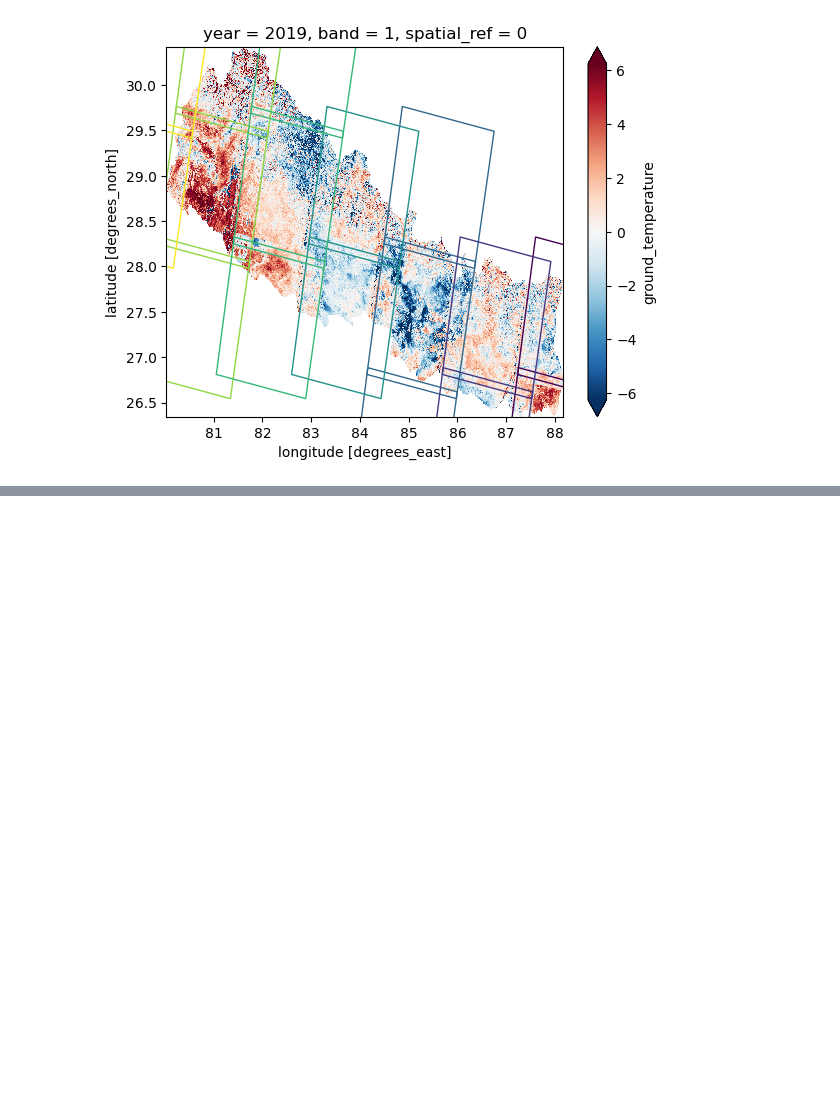
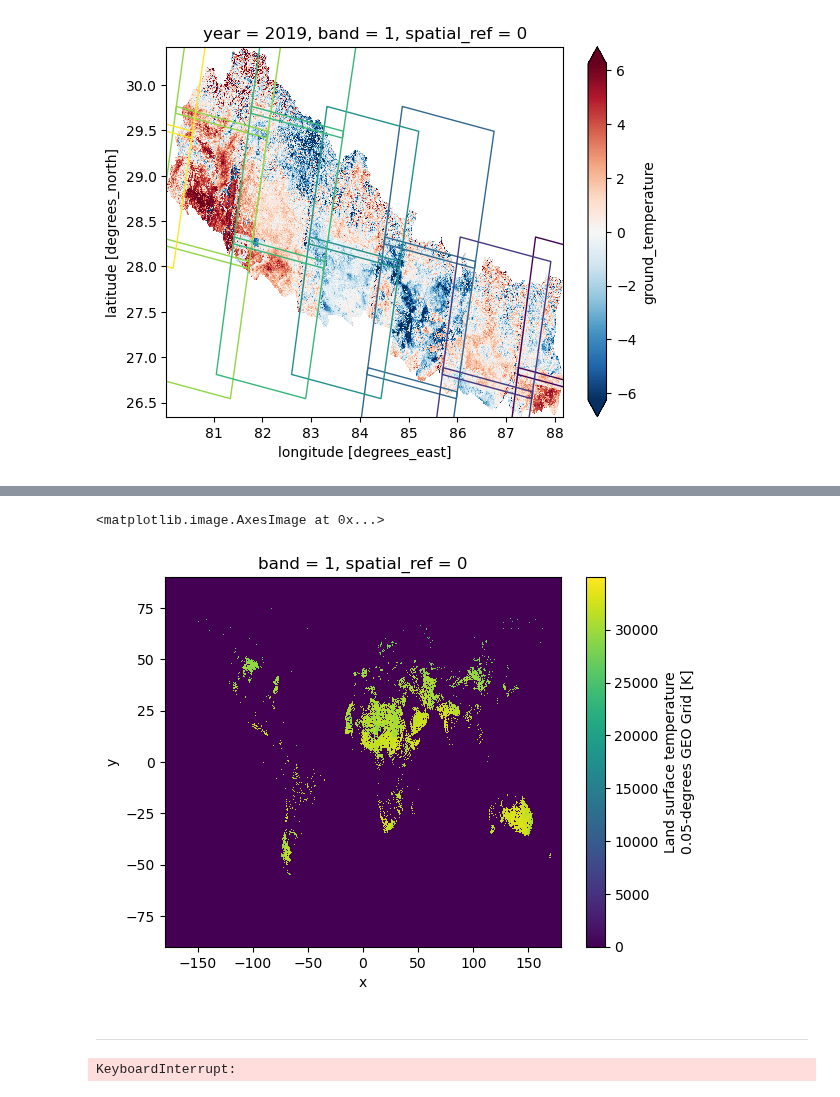
Before and after one commit to felixschulz385/growth-and-temperature, a Jupyter notebook: code/experiments/grid.ipynb, the cells around one changed output, grey strips where cells are left out. Cells and saved outputs as stored; diff of their text form; code cells hidden in the pictures; blank space fills up the shorter version.

```diff
--- a/code/experiments/grid.ipynb
+++ b/code/experiments/grid.ipynb
@@ -569,0 +519,7 @@ landsat_wrs2_land.loc[landsat_wrs2_land.intersects(nepal.unary_union),:].plot(ax
+# %%
+glass.LST.squeeze().plot.imshow()
+# %% [output]
+<matplotlib.image.AxesImage at 0x...>
+[figure, added]
+# %% [markdown]
+---
@@ -569,0 +540,18 @@ landsat_wrs2_land.loc[landsat_wrs2_land.intersects(nepal.unary_union),:].plot(ax
+# %%
+from tqdm.notebook import tqdm
+from urllib.parse import urljoin
+from urllib.request import urlretrieve
+from time import sleep
+import os
+
+for year in tqdm(range(2010, 2020), desc="Years", position=0):
+    os.makedirs(f"Q:/HEALECON/Felix/Research/Heat Islands/data/glass/{year}", exist_ok=True)
+
+    for file in tqdm(files[year], desc=f"Processing {year}", position=1, leave=False):
+        file_path = f"Q:/HEALECON/Felix/Research/Heat Islands/data/glass/{year}/{file}"
+
+        if not os.path.exists(file_path):
+            urlretrieve(urljoin(base_url, f"{year}/{file}"), file_path)
+            sleep(0.5)
+# %% [output]
+KeyboardInterrupt:
```
Also changed, not shown: parts of 27 cells of this notebook, 3 other files.
